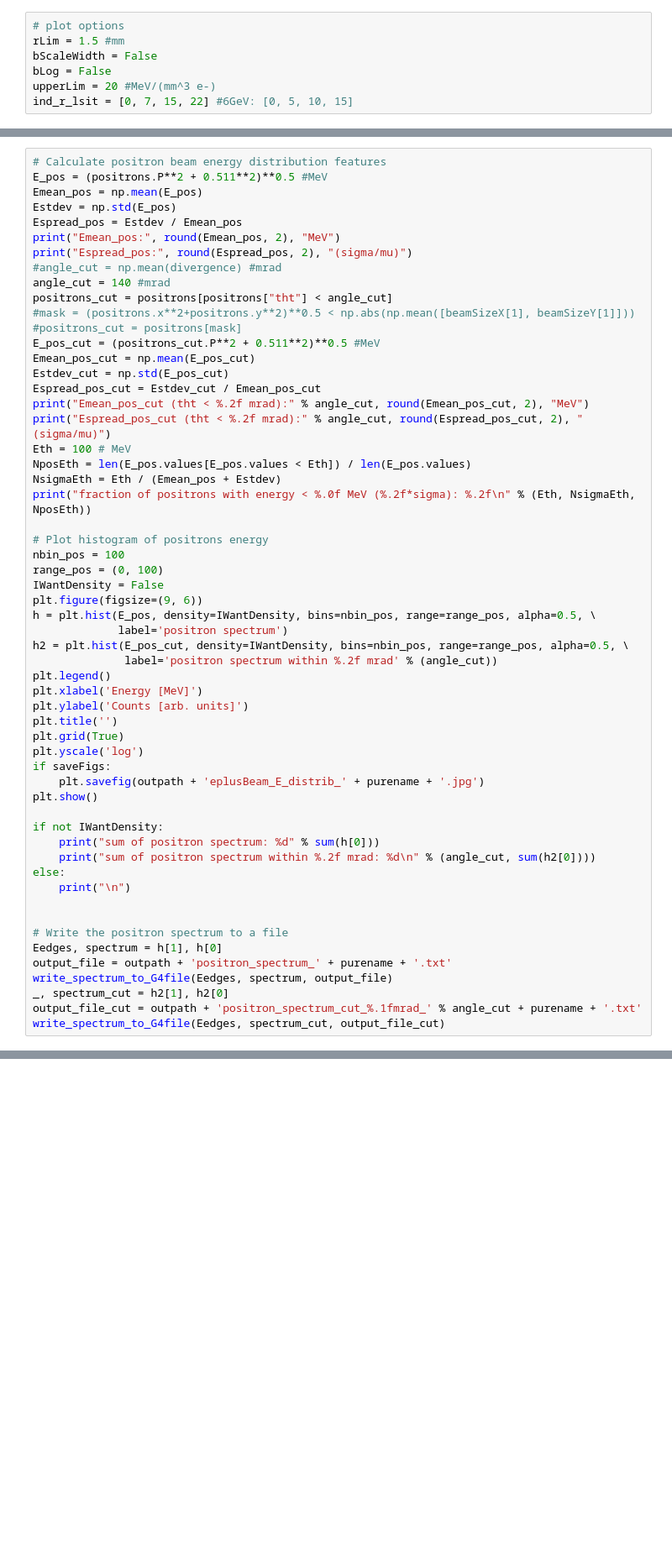
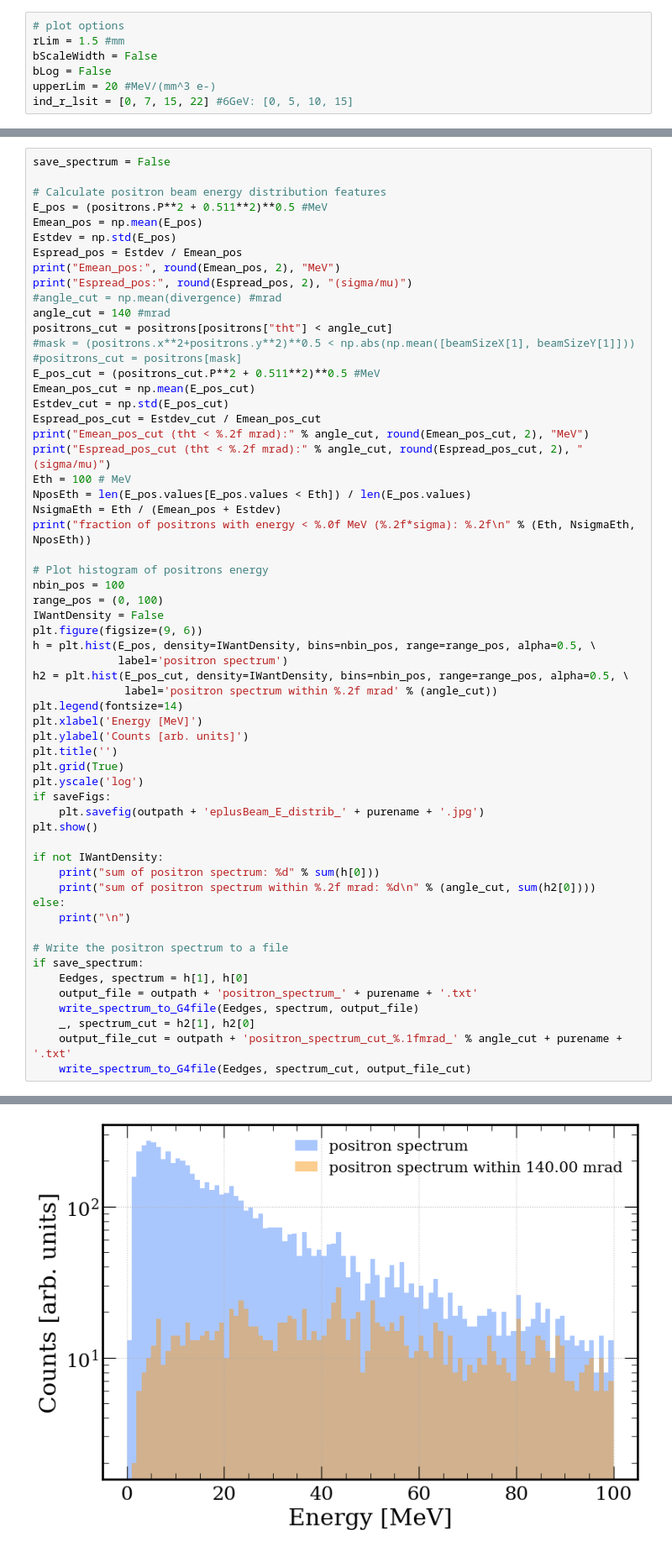
Before and after one commit to paternog/PositronSource, a Jupyter notebook: analysis_scripts/PS_G4_file_analysis.ipynb, the cells around one changed output, grey strips where cells are left out. Shown at 84% size. Cells and saved outputs as stored; diff of their text form; blank space fills up the shorter version.

```diff
--- a/analysis_scripts/PS_G4_file_analysis.ipynb
+++ b/analysis_scripts/PS_G4_file_analysis.ipynb
@@ -798,4 +967,6 @@ positrons[positrons["P"] < 100]
 # %%
+save_spectrum = False
+
 # Calculate positron beam energy distribution features
 E_pos = (positrons.P**2 + 0.511**2)**0.5 #MeV
 Emean_pos = np.mean(E_pos)
@@ -828,7 +999,7 @@ h = plt.hist(E_pos, density=IWantDensity, bins=nbin_pos, range=range_pos, alpha=
              label='positron spectrum')
 h2 = plt.hist(E_pos_cut, density=IWantDensity, bins=nbin_pos, range=range_pos, alpha=0.5, \
               label='positron spectrum within %.2f mrad' % (angle_cut))
-plt.legend()
+plt.legend(fontsize=14)
 plt.xlabel('Energy [MeV]')
 plt.ylabel('Counts [arb. units]')
 plt.title('')
@@ -844,11 +1015,12 @@ if not IWantDensity:
 else:
     print("\n")
 
-
 # Write the positron spectrum to a file
-Eedges, spectrum = h[1], h[0]
-output_file = outpath + 'positron_spectrum_' + purename + '.txt'
-write_spectrum_to_G4file(Eedges, spectrum, output_file)
-_, spectrum_cut = h2[1], h2[0]
-output_file_cut = outpath + 'positron_spectrum_cut_%.1fmrad_' % angle_cut + purename + '.txt'
-write_spectrum_to_G4file(Eedges, spectrum_cut, output_file_cut)
+if save_spectrum:
+    Eedges, spectrum = h[1], h[0]
+    output_file = outpath + 'positron_spectrum_' + purename + '.txt'
+    write_spectrum_to_G4file(Eedges, spectrum, output_file)
+    _, spectrum_cut = h2[1], h2[0]
+    output_file_cut = outpath + 'positron_spectrum_cut_%.1fmrad_' % angle_cut + purename + '.txt'
+    write_spectrum_to_G4file(Eedges, spectrum_cut, output_file_cut)
+# %% [output]
@@ -854,0 +1032 @@ write_spectrum_to_G4file(Eedges, spectrum_cut, output_file_cut)
+[figure, added]
```
Also changed, not shown: parts of 45 cells of this notebook, 3 other files.
